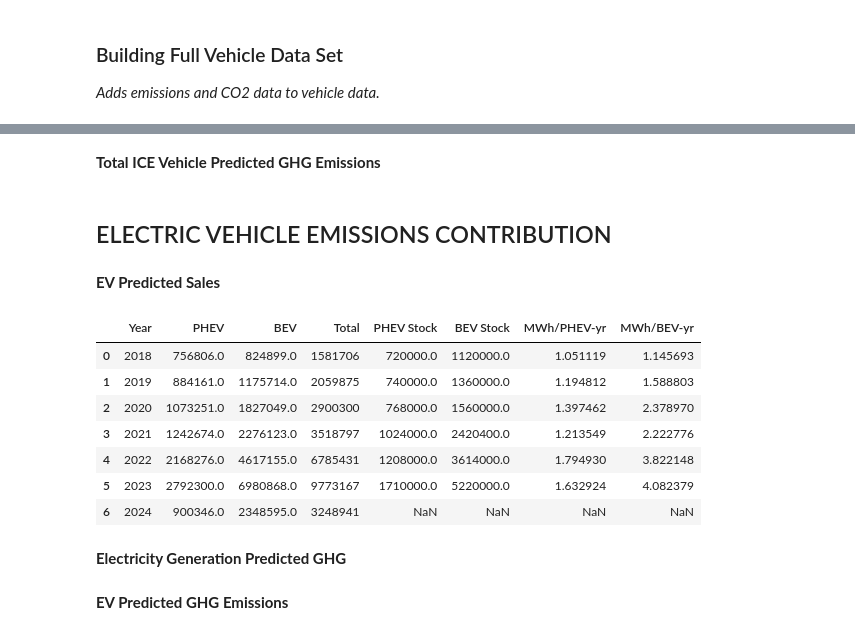
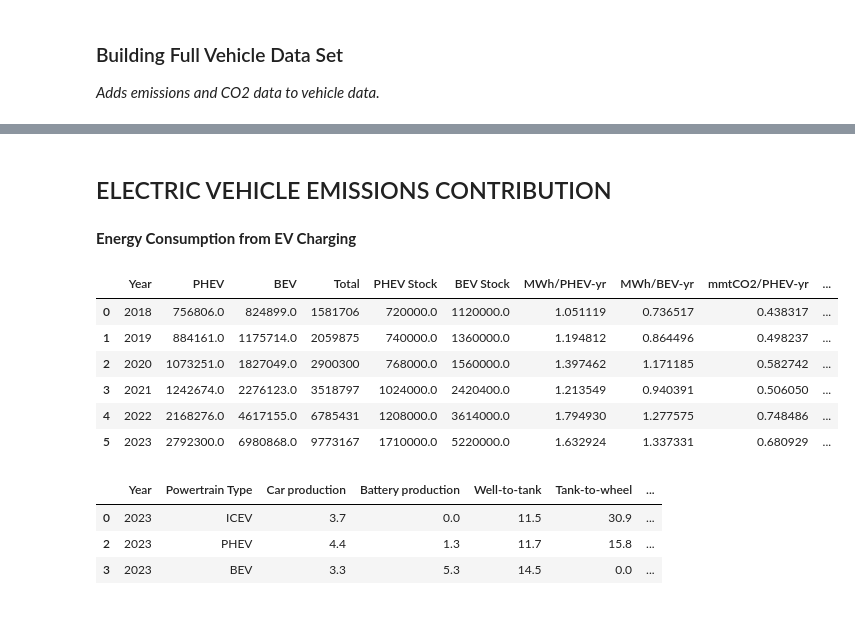
Before and after one commit to jbondAI/AI_Project_2, a Jupyter notebook: vehicle_and_emissions_analysis.ipynb, the cells around one changed output, grey strips where cells are left out. Drawn from its saved outputs; the diff is of its cells as text; code cells hidden in the pictures.

```diff
--- a/vehicle_and_emissions_analysis.ipynb
+++ b/vehicle_and_emissions_analysis.ipynb
@@ -763,2 +667,0 @@ Predictions for 2024-2050:
-# %% [markdown]
-**Total ICE Vehicle Predicted GHG Emissions**
@@ -767,7 +668,7 @@ Predictions for 2024-2050:
 # %% [markdown]
 ## ELECTRIC VEHICLE EMISSIONS CONTRIBUTION
 # %% [markdown]
-**EV Predicted Sales**
+**Energy Consumption from EV Charging**
 # %%
 EV_elec = LDV_elec_by_year
 #EV_elec = EV_elec.drop(6)
@@ -781,19 +682,47 @@ EV_elec= EV_elec.merge(vehicle_data[['Year', 'PHEV Stock', 'BEV Stock']], on='Ye
 EV_elec['PHEV Stock'] = EV_elec['PHEV Stock']*1000000
 EV_elec['BEV Stock'] = EV_elec['BEV Stock']*1000000
 EV_elec['MWh/PHEV-yr'] = EV_elec['PHEV']/EV_elec['PHEV Stock']
-EV_elec['MWh/BEV-yr'] = EV_elec['BEV']/EV_elec['PHEV Stock']
-# Display the result
-display(EV_elec)
+EV_elec['MWh/BEV-yr'] = EV_elec['BEV']/EV_elec['BEV Stock']
+
+EV_elec['mmtCO2/PHEV-yr'] = EV_elec['MWh/PHEV-yr'] * mmtCO2_MWh_consumed
+EV_elec['mmtCO2/BEV-yr'] = EV_elec['MWh/BEV-yr'] * mmtCO2_MWh_consumed
-# %% [output]
-|  | Year | PHEV | BEV | Total | PHEV Stock | BEV Stock | MWh/PHEV-yr | MWh/BEV-yr |
-| 0 | 2018 | 756806.0 | 824899.0 | 1581706 | 720000.0 | 1120000.0 | 1.051119 | 1.145693 |
-| 1 | 2019 | 884161.0 | 1175714.0 | 2059875 | 740000.0 | 1360000.0 | 1.194812 | 1.588803 |
-| 2 | 2020 | 1073251.0 | 1827049.0 | 2900300 | 768000.0 | 1560000.0 | 1.397462 | 2.378970 |
-| 3 | 2021 | 1242674.0 | 2276123.0 | 3518797 | 1024000.0 | 2420400.0 | 1.213549 | 2.222776 |
-| 4 | 2022 | 2168276.0 | 4617155.0 | 6785431 | 1208000.0 | 3614000.0 | 1.794930 | 3.822148 |
-| 5 | 2023 | 2792300.0 | 6980868.0 | 9773167 | 1710000.0 | 5220000.0 | 1.632924 | 4.082379 |
-| 6 | 2024 | 900346.0 | 2348595.0 | 3248941 | NaN | NaN | NaN | NaN |
-# %% [markdown]
-**Electricity Generation Predicted GHG**
-# %% [markdown]
-**EV Predicted GHG Emissions**
+# %%
+# Display the result
+EV_elec = EV_elec.drop(6)
+display(EV_elec)
+# %% [output]
+|  | Year | PHEV | BEV | Total | PHEV Stock | BEV Stock | MWh/PHEV-yr | MWh/BEV-yr | mmtCO2/PHEV-yr | ... |
+| 0 | 2018 | 756806.0 | 824899.0 | 1581706 | 720000.0 | 1120000.0 | 1.051119 | 0.736517 | 0.438317 | ... |
+| 1 | 2019 | 884161.0 | 1175714.0 | 2059875 | 740000.0 | 1360000.0 | 1.194812 | 0.864496 | 0.498237 | ... |
+| 2 | 2020 | 1073251.0 | 1827049.0 | 2900300 | 768000.0 | 1560000.0 | 1.397462 | 1.171185 | 0.582742 | ... |
+| 3 | 2021 | 1242674.0 | 2276123.0 | 3518797 | 1024000.0 | 2420400.0 | 1.213549 | 0.940391 | 0.506050 | ... |
+| 4 | 2022 | 2168276.0 | 4617155.0 | 6785431 | 1208000.0 | 3614000.0 | 1.794930 | 1.277575 | 0.748486 | ... |
+| 5 | 2023 | 2792300.0 | 6980868.0 | 9773167 | 1710000.0 | 5220000.0 | 1.632924 | 1.337331 | 0.680929 | ... |
+# %%
+#addinog operational carbon to veh_lifecycle_GHG_2023 dataframe
+
+# Extract the 2023 mmtCO2/PHEV-yr value
+mmtCO2_PHEV_2023 = EV_elec.loc[EV_elec['Year'] == 2023, 'mmtCO2/PHEV-yr'].values[0]
+mmtCO2_BEV_2023 = EV_elec.loc[EV_elec['Year'] == 2023, 'mmtCO2/BEV-yr'].values[0]
+
+# Calculate the value to be added
+electricity_co2_phev = mmtCO2_PHEV_2023 * avg_veh_yrs
+electricity_co2_bev = mmtCO2_BEV_2023 * avg_veh_yrs
+
+# Add new column to veh_lifecycle_GHG_2023 and initialize with 0
+veh_lifecycle_GHG_2023['Electricity CO2'] = 0
+
+# Set the value for PHEV row
+veh_lifecycle_GHG_2023.loc[veh_lifecycle_GHG_2023['Powertrain Type'] == 'PHEV', 'Electricity CO2'] = electricity_co2_phev
+veh_lifecycle_GHG_2023.loc[veh_lifecycle_GHG_2023['Powertrain Type'] == 'BEV', 'Electricity CO2'] = electricity_co2_bev
+
+veh_lifecycle_GHG_2023['Lifecycle CO2e'] = veh_lifecycle_GHG_2023['Lifecycle CO2e']+ veh_lifecycle_GHG_2023['Electricity CO2'] - veh_lifecycle_GHG_2023['Grid decarbonisation impact']
+veh_lifecycle_GHG_2023 = veh_lifecycle_GHG_2023.drop(1)
+
+# Display the updated dataframe
+display(veh_lifecycle_GHG_2023)
+# %% [output]
+|  | Year | Powertrain Type | Car production | Battery production | Well-to-tank | Tank-to-wheel | ... |
+| 0 | 2023 | ICEV | 3.7 | 0.0 | 11.5 | 30.9 | ... |
+| 2 | 2023 | PHEV | 4.4 | 1.3 | 11.7 | 15.8 | ... |
+| 3 | 2023 | BEV | 3.3 | 5.3 | 14.5 | 0.0 | ... |
```
Also changed, not shown: parts of 7 cells of this notebook, 1 other file.
